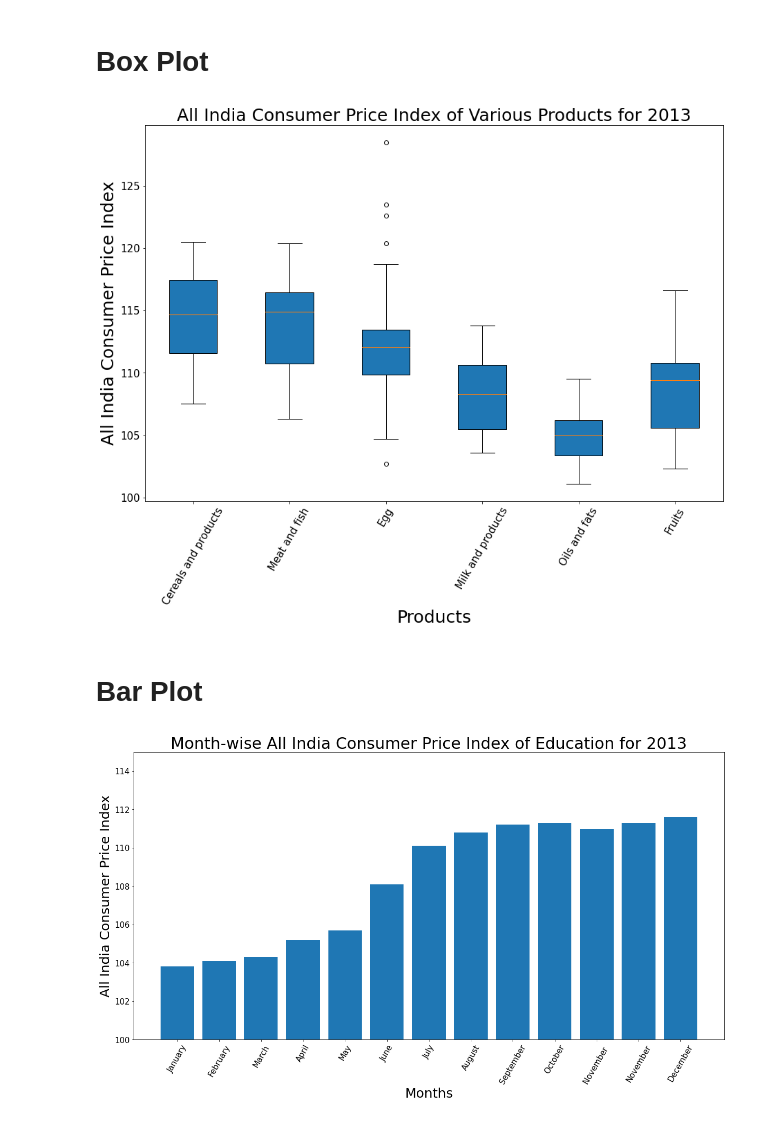
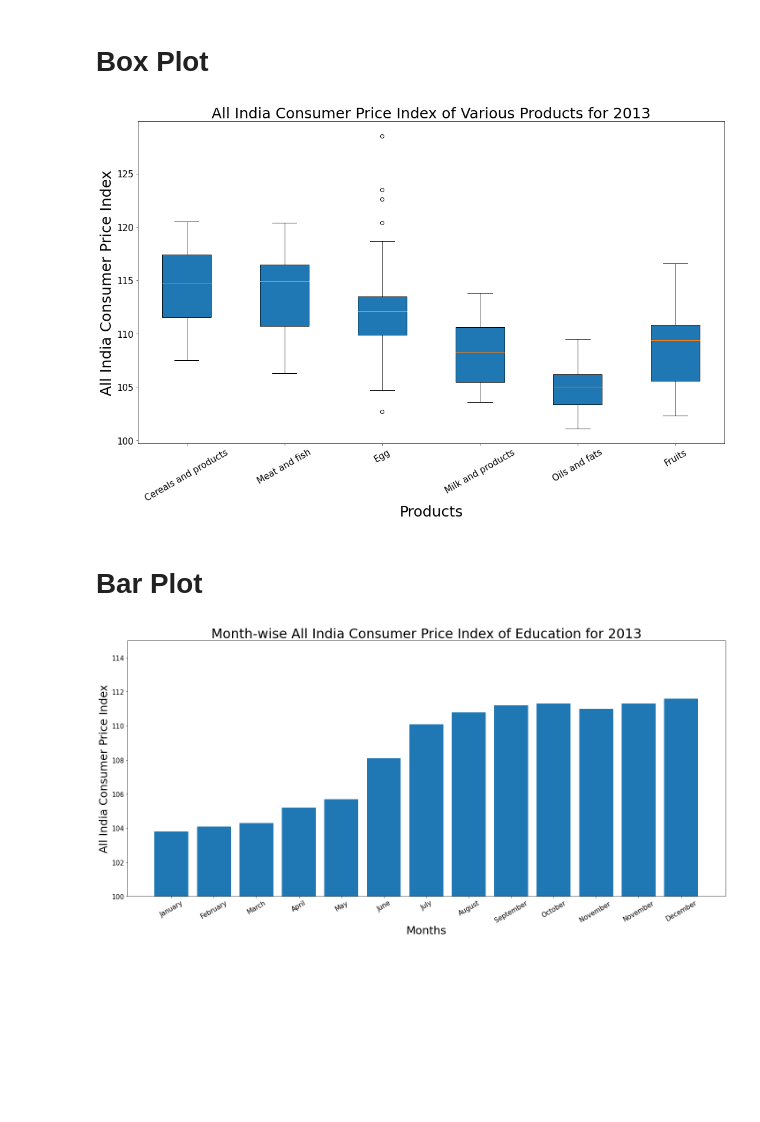
Before and after one commit to gourabp7/Data-Science-Visualization, a Jupyter notebook: data.ipynb, the cells around one changed output. Saved outputs shown, nothing was run; the diff lists cells and outputs as text; code cells hidden in the pictures; blank space fills up the shorter version.

```diff
--- a/data.ipynb
+++ b/data.ipynb
@@ -31,20 +31,20 @@ plt.savefig("figures/scatter.png")
 # %%
 products = []
 for i in column:
-    dataProducts = data[i].iloc[:36].to_numpy()
-    products.append(dataProducts)
+    _products = data[i].iloc[:36].to_numpy()
+    products.append(_products)
 
 plt.figure(figsize=(15, 10))
 plt.boxplot(products,labels=column, patch_artist=True)
 plt.title("All India Consumer Price Index of Various Products for 2013", fontsize=25)
 plt.ylabel("All India Consumer Price Index", fontsize=25)
 plt.xlabel("Products", fontsize=25)
-plt.xticks(rotation = 60)
+plt.xticks(rotation = 30)
 plt.tick_params(axis='both', labelsize=15)
-# plt.show()
-plt.savefig("figures/box.png")
+plt.tight_layout()
+plt.savefig("figures/box.png", facecolor='white', transparent=False)
 # %% [output]
-[figure, old version]
+[figure, new version]
 # %% [markdown]
 # Bar Plot
 # %%
@@ -53,10 +53,10 @@ plt.bar(data["Month"].iloc[:36], data["Education"].iloc[:36])
 plt.title("Month-wise All India Consumer Price Index of Education for 2013", fontsize=30)
 plt.ylabel("All India Consumer Price Index", fontsize=25)
 plt.xlabel("Months",fontsize=25)
-plt.xticks(rotation = 60)
+plt.xticks(rotation = 30)
 plt.tick_params(axis='both', labelsize=15)
 plt.ylim([100, 115])
-# plt.show()
-plt.savefig("figures/bar.png")
+plt.tight_layout()
+plt.savefig("figures/bar.png", facecolor='white', transparent=False)
 # %% [output]
-[figure, old version]
+[figure, new version]
```
Also changed, not shown: parts of 1 cell of this notebook, 4 other files.
